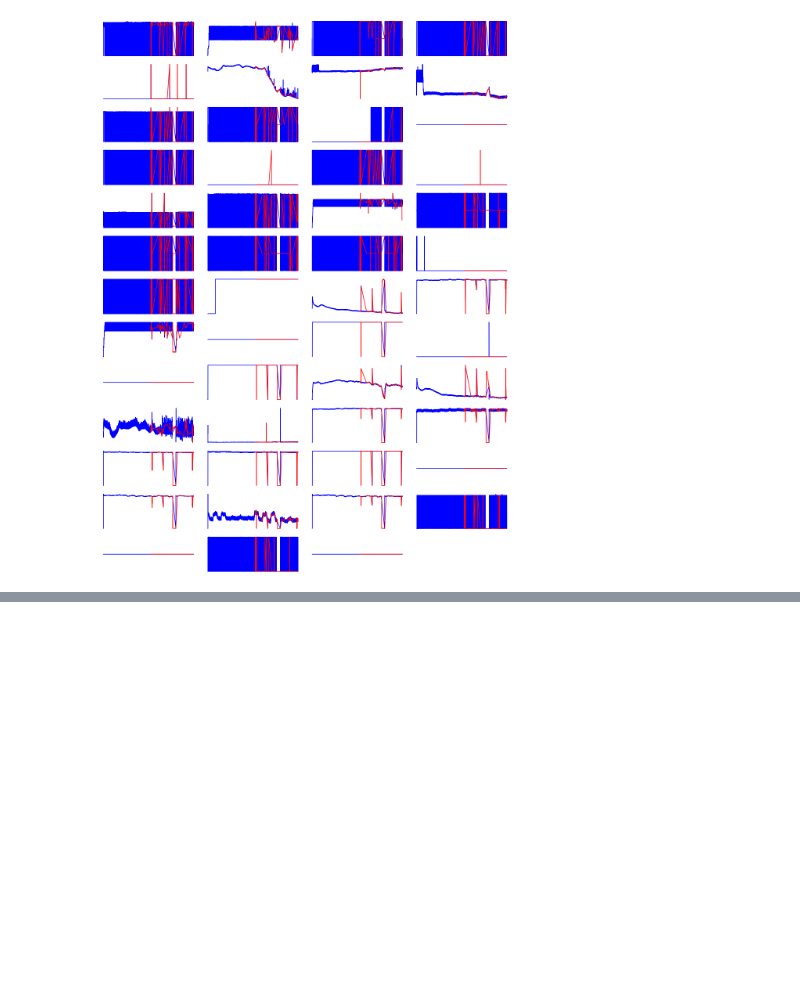
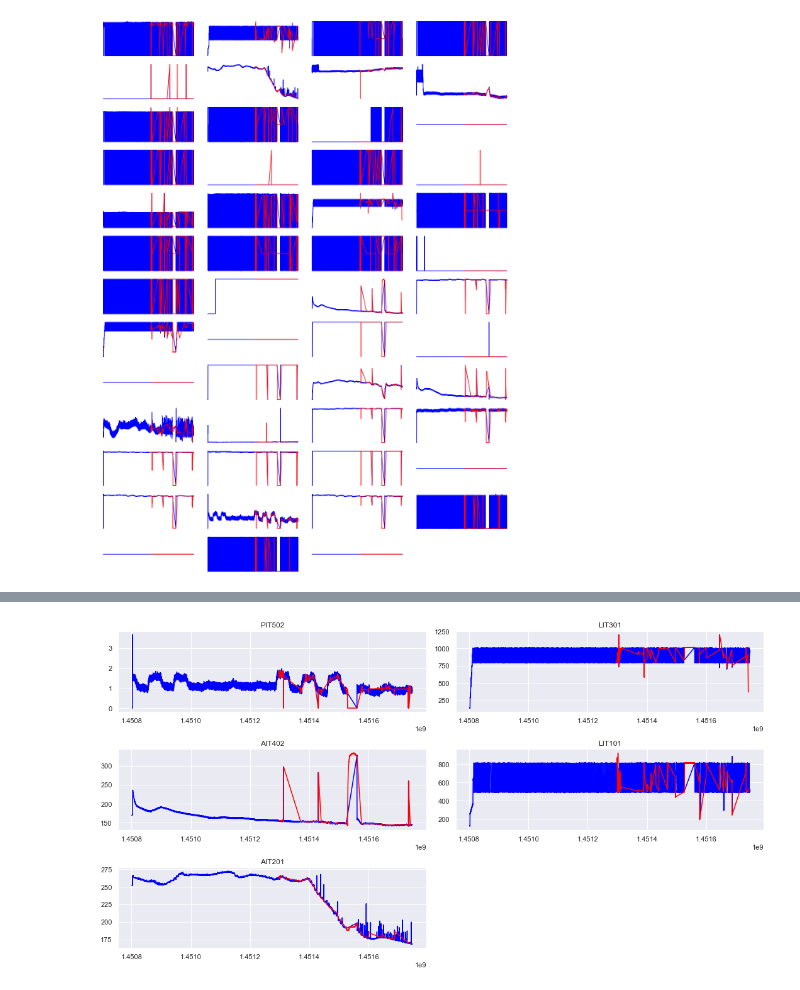
Before and after one commit to MatthewNunes/ICSViz, a Jupyter notebook: SWaT Physical Data.ipynb, the cells around one changed output, grey strips where cells are left out. Drawn from its saved outputs; the diff is of its cells as text; code cells hidden in the pictures; blank space fills up the shorter version.

```diff
--- a/SWaT Physical Data.ipynb
+++ b/SWaT Physical Data.ipynb
@@ -29,6 +29,8 @@ df_2017.columns = [d.strip() for d in df_2017.columns]
 # %%
 df_attack.columns = [d.strip() for d in df_attack.columns]
 df_normal.columns = [d.strip() for d in df_normal.columns]
+# %%
+features_red = df_attack.columns[1:-1]
 # %%
 from datetime import datetime, timezone
 
@@ -68,6 +70,8 @@ data_2017 = df_2017.to_numpy()
 np.save('physicalDataAttack.npy', data_attack)
 np.save('physicalDataNormal.npy', data_normal)
 np.save('physicalData2017.npy', data_2017)
+# %%
+data_2015_full = np.concatenate((data_normal, data_attack), axis=0)
 # %%
 data_full = np.concatenate((data_normal, data_attack, data_2017), axis=0)
 data = data_full[:, 1:]
@@ -133,7 +137,7 @@ scores = []
 for name, clf in zip(names, classifiers):
 
     rcv = RepeatedStratifiedKFold(n_splits=10, n_repeats=2)
-    scores.extend(cross_val_score(clf, X, y, cv=rcv, scoring="accuracy"))
+    scores.extend(cross_val_score(clf, X, y, cv=rcv, scoring=mcc))
 
     #clf.fit(X_data2019, y_data2019)
     #score = clf.score(X_data2017, y_data2017)
@@ -168,0 +293,26 @@ plt.savefig('physical_registers.eps', format='eps', bbox_inches = 'tight',
+# %%
+sns.set()
+features_list = list(features_red)
+features_to_visualise = [x[0] for x in features[0:5]]
+number_columns = 2
+number_of_rows = math.ceil(len(features_to_visualise) / float(number_columns))
+
+fig = plt.figure()
+fig.subplots_adjust(hspace=0.4, wspace=0.4)
+fig.set_size_inches(15, 8)
+index = 1
+for i in features_to_visualise:
+    ax = fig.add_subplot(number_of_rows, number_columns, index)
+    ax.plot(data_2015_full
+[data_2015_full[:, -1] == 0][:, 0], data_2015_full[data_2015_full[:, -1] == 0][:, i+1], color="blue")
+    ax.plot(data_2015_full
+[data_2015_full[:, -1] == 1][:, 0], data_2015_full[data_2015_full[:, -1] == 1][:, i+1], color="red")
+    #ax.axis('off')
+    ax.title.set_text(features_red[i])
+    index+=1
+
+plt.tight_layout()
+plt.savefig('top_features.eps', format='eps', bbox_inches = 'tight',
+    pad_inches = 0)
+# %% [output]
+[figure, added]
```
Also changed, not shown: parts of 7 cells of this notebook, 3 other files.
